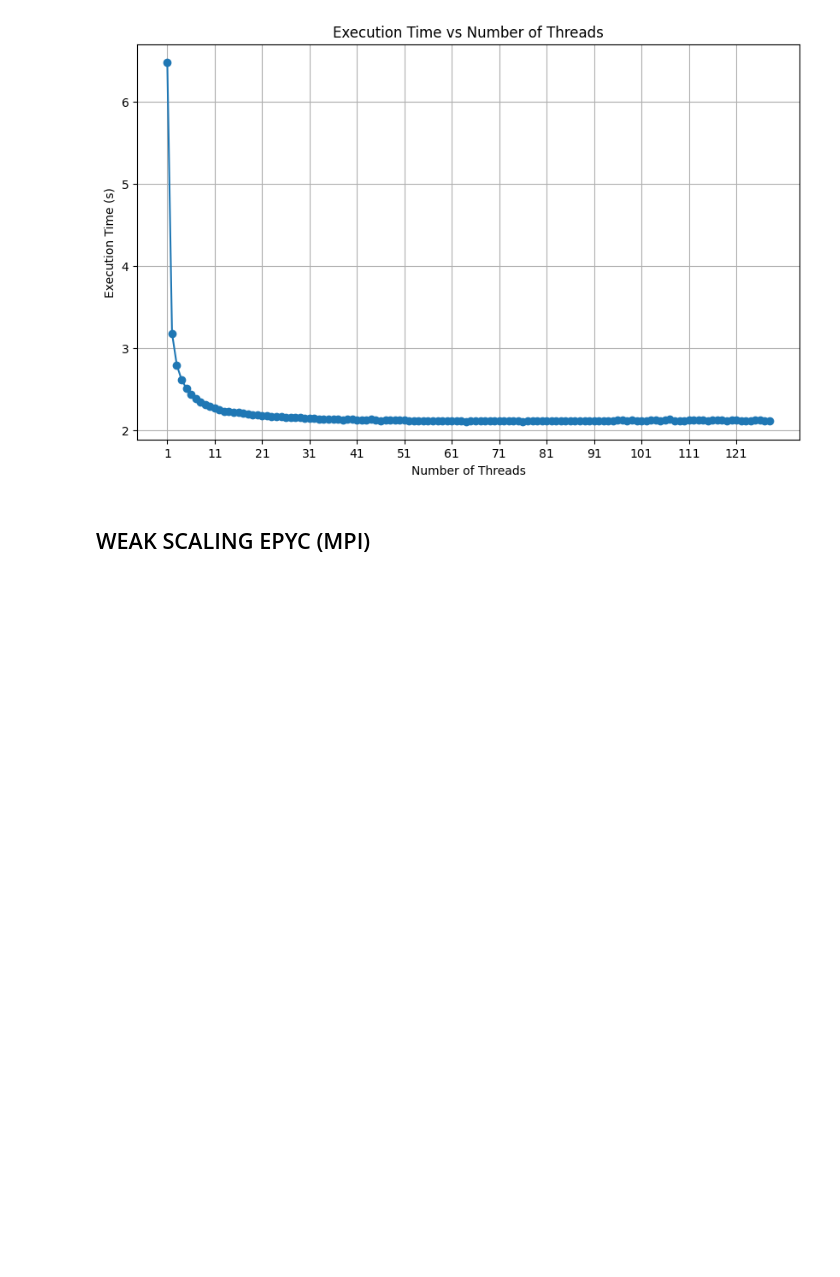
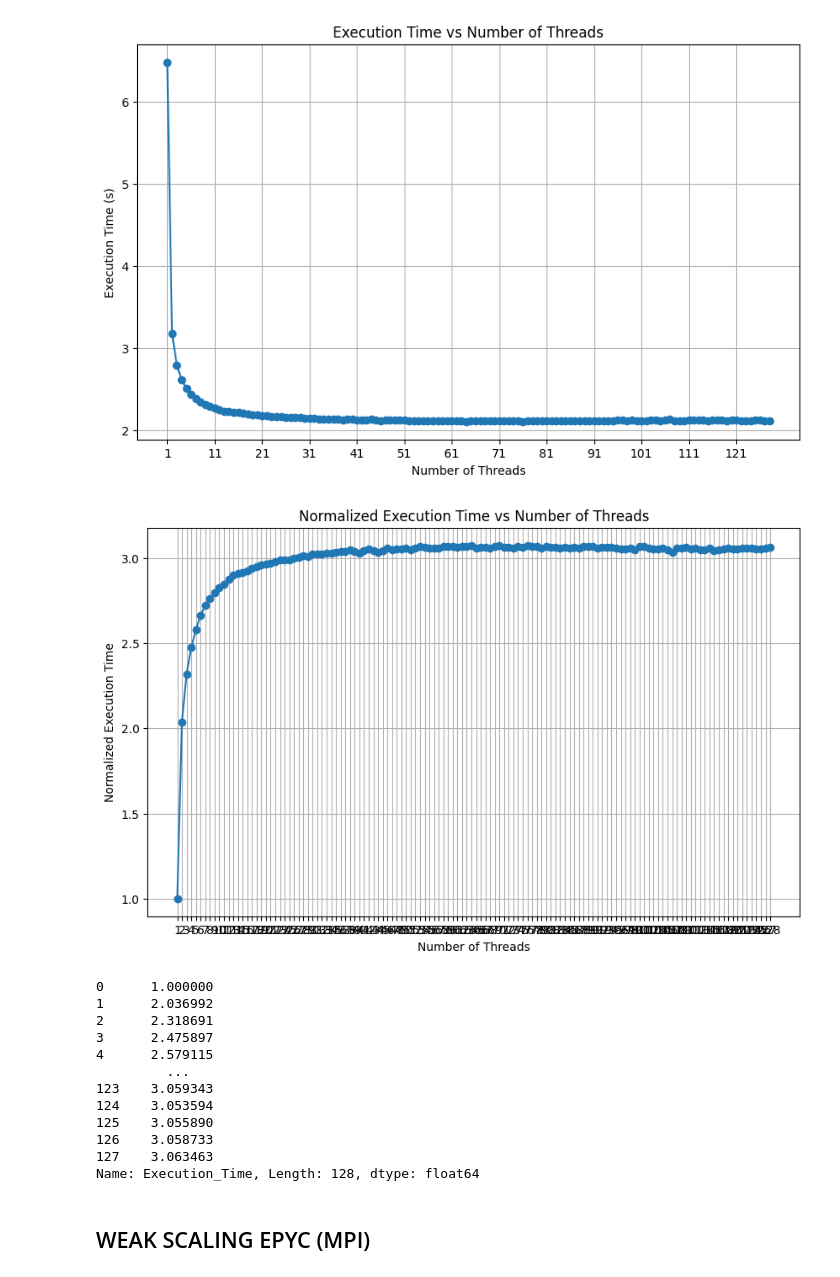
Before and after one commit to EdoardoZappia/HPC_ex, a Jupyter notebook: HPC_ex2/analisys.ipynb, the cells around one changed output. Cells and saved outputs as stored; diff of their text form; code cells hidden in the pictures; blank space fills up the shorter version.

```diff
--- a/HPC_ex2/analisys.ipynb
+++ b/HPC_ex2/analisys.ipynb
@@ -184,6 +184,51 @@ plt.grid(True)
 plt.show()
 # %% [output]
 [figure]
+# %%
+import matplotlib.pyplot as plt
+import pandas as pd
+
+# Leggi il file CSV utilizzando Pandas
+data = pd.read_csv("omp_strong_epyc.csv")
+
+# Estrai le colonne
+x = data["OMP_NUM_THREADS"]
+y = data["Execution_Time"]
+
+# Calcola il valore di riferimento utilizzando il primo valore di esecuzione
+reference_execution_time = y.iloc[0]
+
+# Dividi i tempi di esecuzione per il valore di riferimento
+y_normalized = reference_execution_time / y
+
+# Plotta i dati
+plt.figure(figsize=(10, 6))
+plt.plot(x, y_normalized, marker='o', linestyle='-')
+plt.xlabel('Number of Threads')
+plt.ylabel('Normalized Execution Time')
+plt.title('Normalized Execution Time vs Number of Threads')
+
+# Imposta l'asse x con incrementi di dieci
+plt.xticks(x)
+
+plt.grid(True)
+plt.show()
+
+print(y_normalized)
+# %% [output]
+[figure, added]
+0      1.000000
+1      2.036992
+2      2.318691
+3      2.475897
+4      2.579115
+         ...
+123    3.059343
+124    3.053594
+125    3.055890
+126    3.058733
+127    3.063463
+Name: Execution_Time, Length: 128, dtype: float64
 # %% [markdown]
 ## WEAK SCALING EPYC (MPI)
 # %%
```
Also changed, not shown: parts of 1 cell of this notebook, 6 other files.
